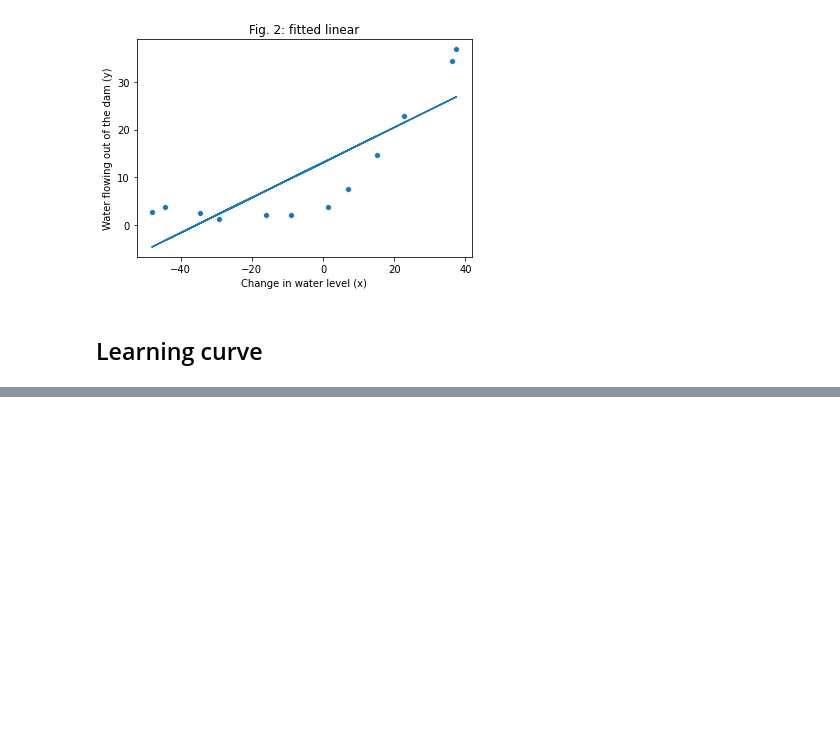
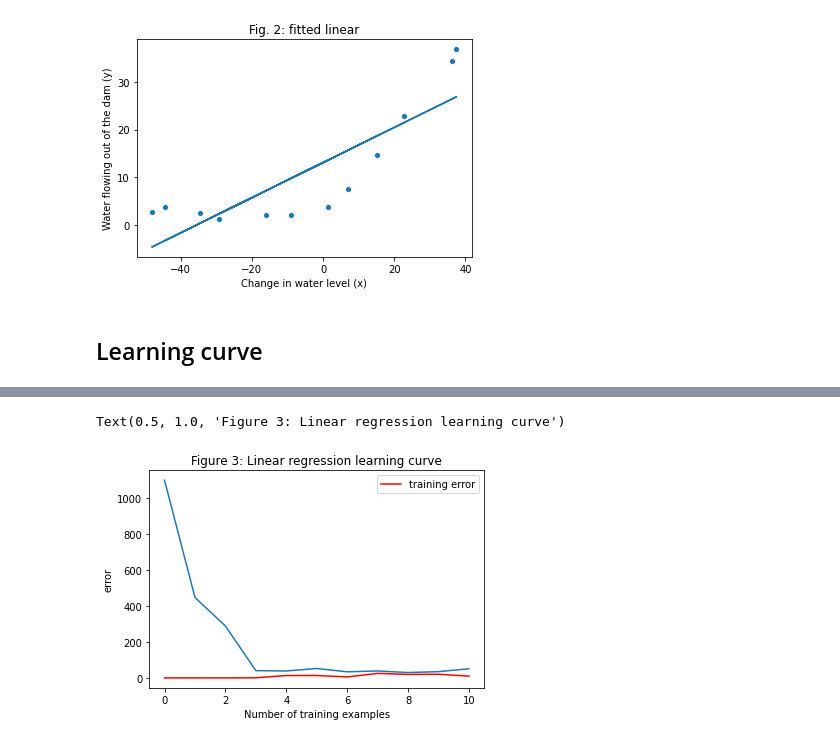
Before and after one commit to csong21/ml-python-implementation, a Jupyter notebook: bias_variance.ipynb, the cells around one changed output, grey strips where cells are left out. Cells and saved outputs as stored; diff of their text form; code cells hidden in the pictures; blank space fills up the shorter version.

Commit message:
add learning curve

```diff
--- a/bias_variance.ipynb
+++ b/bias_variance.ipynb
@@ -187,0 +163,2 @@ for _ in range(10):
+# %%
+error_train, error_val = learningCurve(Xtrain, ytrain, Xval, yval, lambda_=0)
@@ -187,0 +183,10 @@ for _ in range(10):
+# %%
+train = plt.plot(error_train, color = 'r', label ='training error')
+cv = plt.plot(error_val, label = 'cross-validation error')
+plt.legend([train, cv], handles =train)
+plt.ylabel("error")
+plt.xlabel('Number of training examples')
+plt.title('Figure 3: Linear regression learning curve')
+# %% [output]
+Text(0.5, 1.0, 'Figure 3: Linear regression learning curve')
+[figure, added]
```
Also changed, not shown: parts of 4 cells of this notebook.
